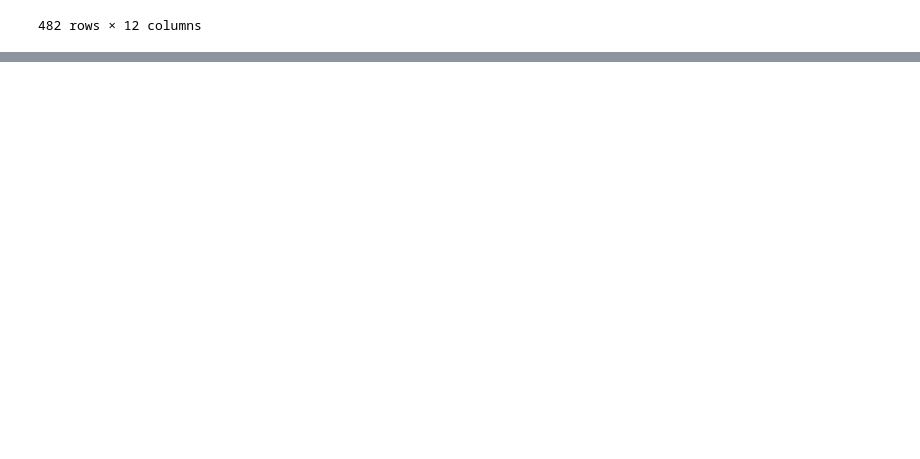
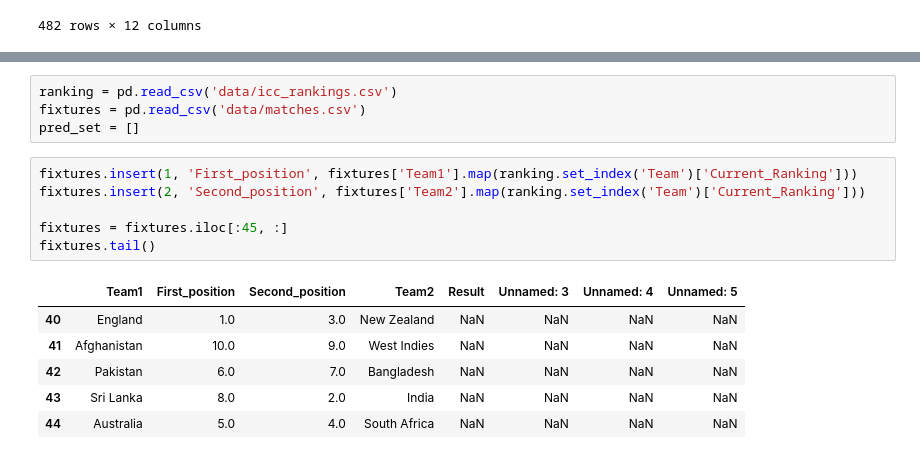
Before and after one commit to Menonvid/Cricket-dashboard, a Jupyter notebook: World_Cup_Pred.ipynb, the cells around one changed output, grey strips where cells are left out. Drawn from its saved outputs; the diff is of its cells as text; blank space fills up the shorter version.

```diff
--- a/World_Cup_Pred.ipynb
+++ b/World_Cup_Pred.ipynb
@@ -102,0 +214,17 @@ india_2010
+# %%
+ranking = pd.read_csv('data/icc_rankings.csv')
+fixtures = pd.read_csv('data/matches.csv')
+pred_set = []
+# %%
+fixtures.insert(1, 'First_position', fixtures['Team1'].map(ranking.set_index('Team')['Current_Ranking']))
+fixtures.insert(2, 'Second_position', fixtures['Team2'].map(ranking.set_index('Team')['Current_Ranking']))
+
+fixtures = fixtures.iloc[:45, :]
+fixtures.tail()
+# %% [output]
+|  | Team1 | First_position | Second_position | Team2 | Result | Unnamed: 3 | Unnamed: 4 | Unnamed: 5 |
+| 40 | England | 1.0 | 3.0 | New Zealand | NaN | NaN | NaN | NaN |
+| 41 | Afghanistan | 10.0 | 9.0 | West Indies | NaN | NaN | NaN | NaN |
+| 42 | Pakistan | 6.0 | 7.0 | Bangladesh | NaN | NaN | NaN | NaN |
+| 43 | Sri Lanka | 8.0 | 2.0 | India | NaN | NaN | NaN | NaN |
+| 44 | Australia | 5.0 | 4.0 | South Africa | NaN | NaN | NaN | NaN |
```
Also changed, not shown: parts of 22 cells of this notebook, 2 other files.
